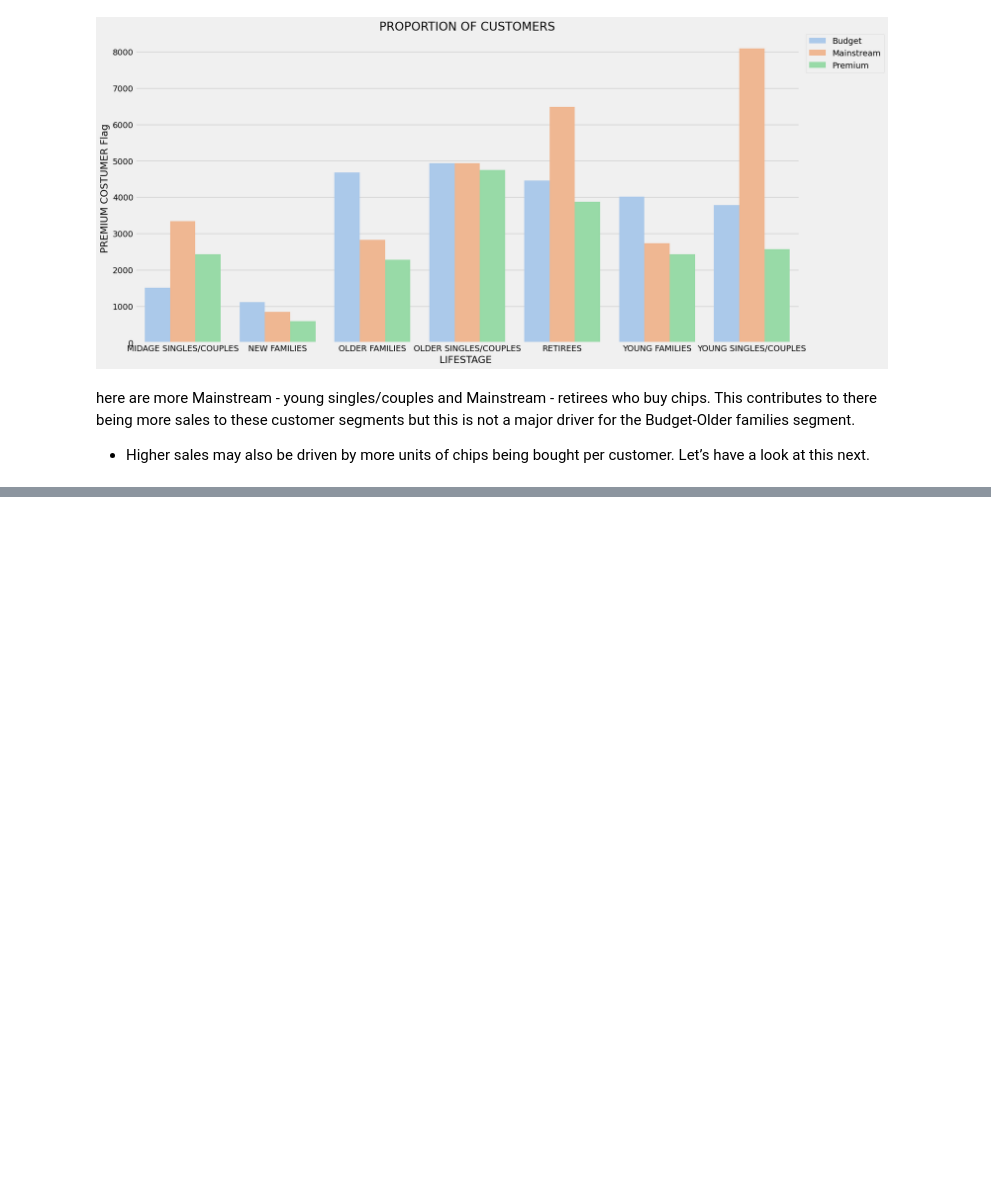
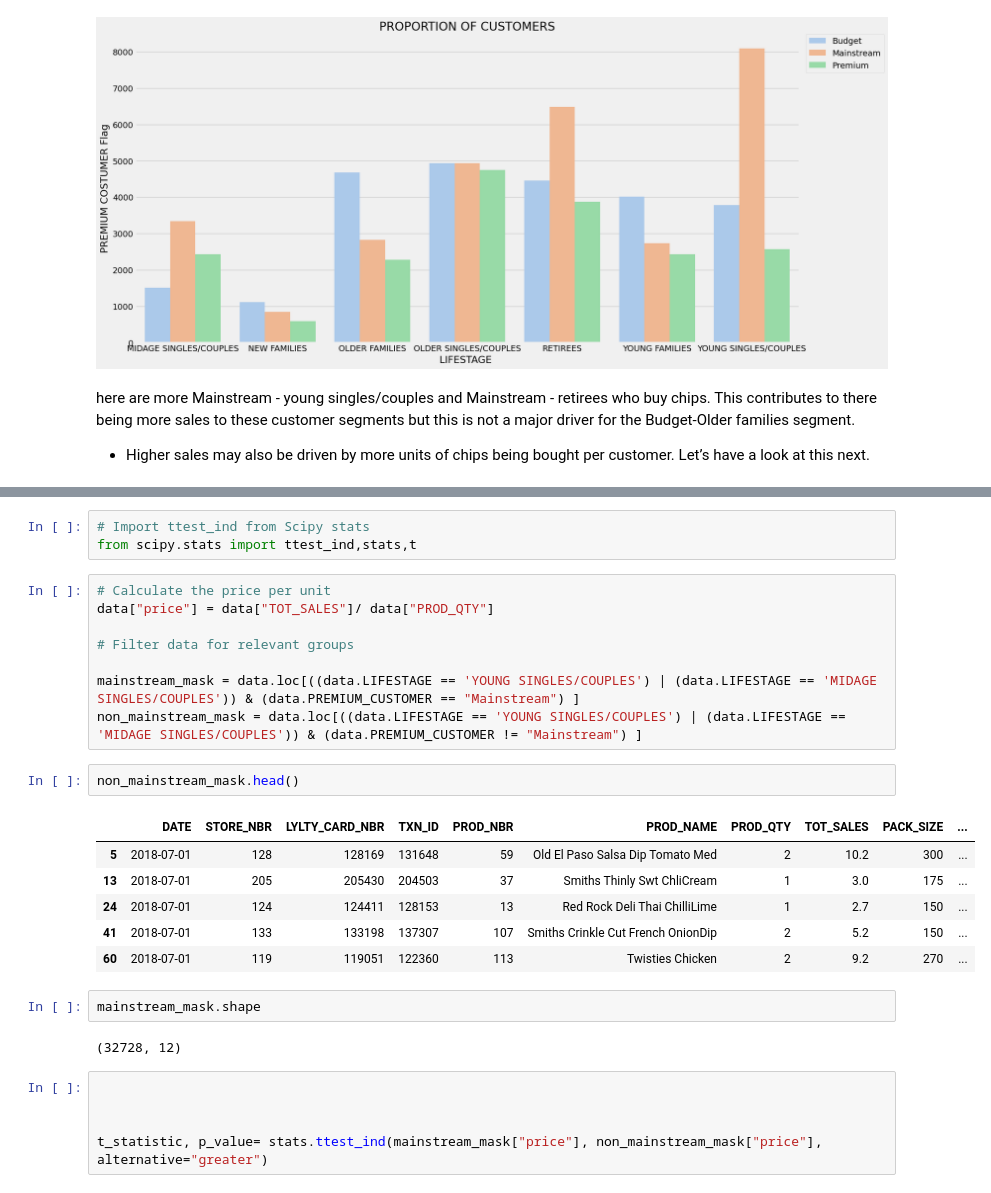
Before and after one commit to khairooo/Quantium-Internship-Experience, a Jupyter notebook: Task_01_Data_reparation_and_customer_analytics.ipynb, the cells around one changed output, grey strips where cells are left out. Saved outputs shown, nothing was run; the diff lists cells and outputs as text; blank space fills up the shorter version.

```diff
--- a/Task_01_Data_reparation_and_customer_analytics.ipynb
+++ b/Task_01_Data_reparation_and_customer_analytics.ipynb
@@ -667,0 +708,29 @@ plt.show()
+# %%
+# Import ttest_ind from Scipy stats
+from scipy.stats import ttest_ind,stats,t
+# %%
+# Calculate the price per unit
+data["price"] = data["TOT_SALES"]/ data["PROD_QTY"]
+
+# Filter data for relevant groups
+
+mainstream_mask = data.loc[((data.LIFESTAGE == 'YOUNG SINGLES/COUPLES') | (data.LIFESTAGE == 'MIDAGE SINGLES/COUPLES')) & (data.PREMIUM_CUSTOMER == "Mainstream") ]
+non_mainstream_mask = data.loc[((data.LIFESTAGE == 'YOUNG SINGLES/COUPLES') | (data.LIFESTAGE == 'MIDAGE SINGLES/COUPLES')) & (data.PREMIUM_CUSTOMER != "Mainstream") ]
+# %%
+non_mainstream_mask.head()
+# %% [output]
+|  | DATE | STORE_NBR | LYLTY_CARD_NBR | TXN_ID | PROD_NBR | PROD_NAME | PROD_QTY | TOT_SALES | PACK_SIZE | ... |
+| 5 | 2018-07-01 | 128 | 128169 | 131648 | 59 | Old El Paso Salsa Dip Tomato Med | 2 | 10.2 | 300 | ... |
+| 13 | 2018-07-01 | 205 | 205430 | 204503 | 37 | Smiths Thinly Swt ChliCream | 1 | 3.0 | 175 | ... |
+| 24 | 2018-07-01 | 124 | 124411 | 128153 | 13 | Red Rock Deli Thai ChilliLime | 1 | 2.7 | 150 | ... |
+| 41 | 2018-07-01 | 133 | 133198 | 137307 | 107 | Smiths Crinkle Cut French OnionDip | 2 | 5.2 | 150 | ... |
+| 60 | 2018-07-01 | 119 | 119051 | 122360 | 113 | Twisties Chicken | 2 | 9.2 | 270 | ... |
+# %%
+mainstream_mask.shape
+# %% [output]
+(32728, 12)
+# %%
+
+
+
+t_statistic, p_value= stats.ttest_ind(mainstream_mask["price"], non_mainstream_mask["price"], alternative="greater")
```
Also changed, not shown: parts of 7 cells of this notebook.
